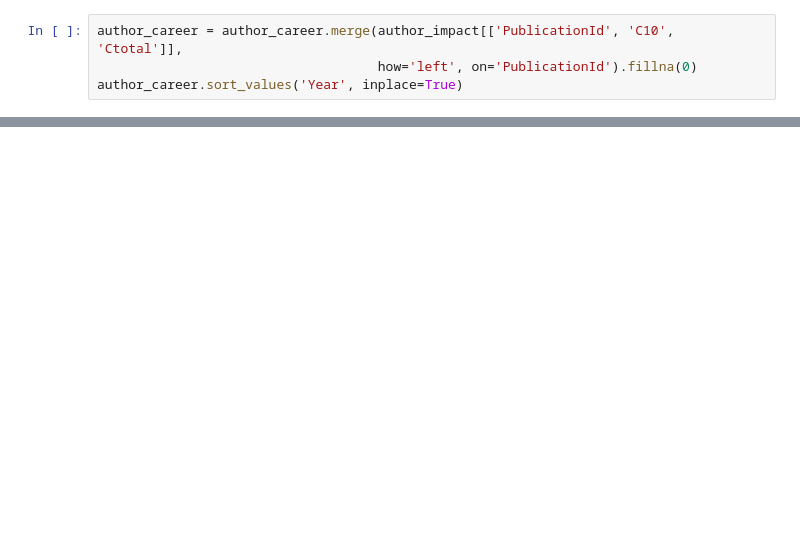
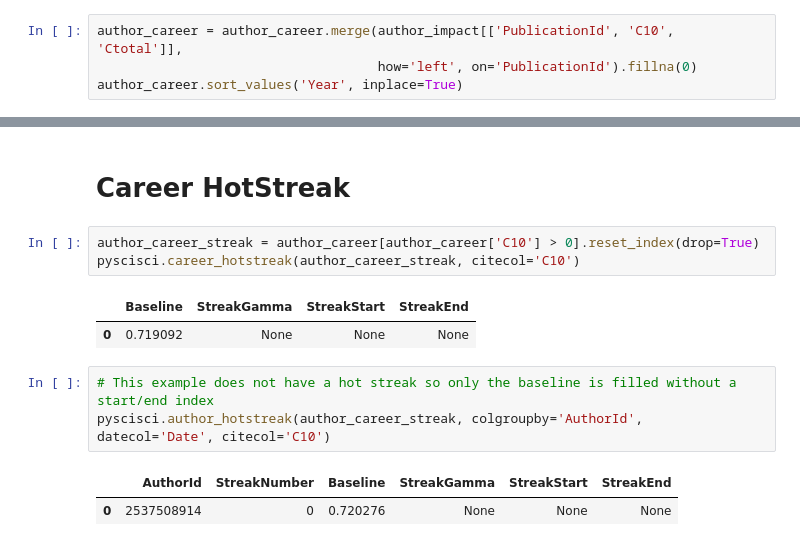
Before and after one commit to SciSciCollective/pyscisci, a Jupyter notebook: examples/Method_Examples/Example Career Analysis.ipynb, the cells around one changed output, grey strips where cells are left out. Drawn from its saved outputs; the diff is of its cells as text; blank space fills up the shorter version.

```diff
--- a/examples/Method_Examples/Example Career Analysis.ipynb
+++ b/examples/Method_Examples/Example Career Analysis.ipynb
@@ -178,0 +126,14 @@ pyscisci.raostriling_interdisciplinarity(pub2cite, pub2field, focus_pub_ids = fo
+# %% [markdown]
+# Career HotStreak
+# %%
+author_career_streak = author_career[author_career['C10'] > 0].reset_index(drop=True)
+pyscisci.career_hotstreak(author_career_streak, citecol='C10')
+# %% [output]
+|  | Baseline | StreakGamma | StreakStart | StreakEnd |
+| 0 | 0.719092 | None | None | None |
+# %%
+# This example does not have a hot streak so only the baseline is filled without a start/end index
+pyscisci.author_hotstreak(author_career_streak, colgroupby='AuthorId', datecol='Date', citecol='C10')
+# %% [output]
+|  | AuthorId | StreakNumber | Baseline | StreakGamma | StreakStart | StreakEnd |
+| 0 | 2537508914 | 0 | 0.720276 | None | None | None |
```
Also changed, not shown: parts of 24 cells of this notebook, 7 other files.
